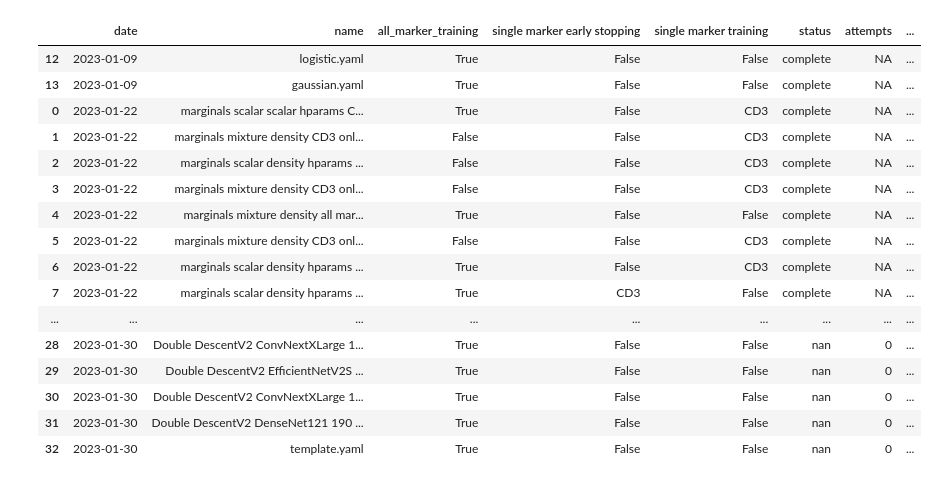
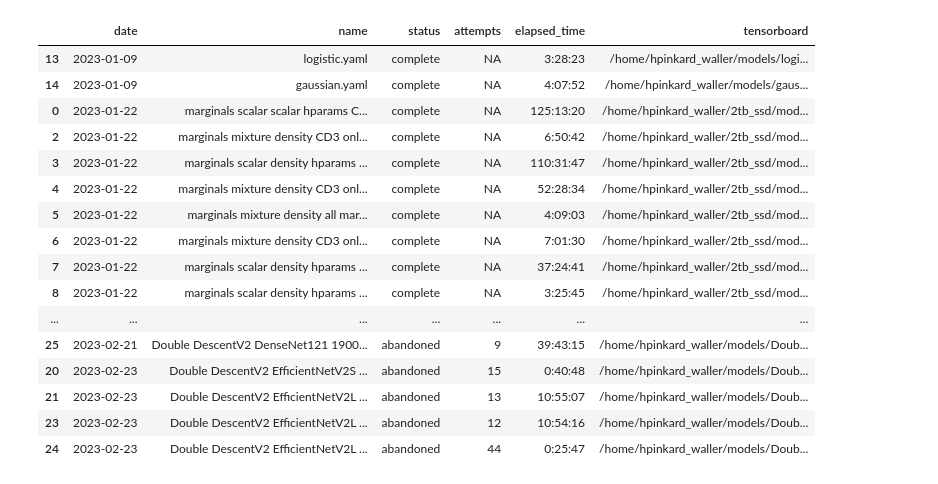
Before and after one commit to henrypinkard/cookie_monster, a Jupyter notebook: Frontend_cookie_monster.ipynb, the cells around one changed output. Saved outputs shown, nothing was run; the diff lists cells and outputs as text; code cells hidden in the pictures.

Commit message:
add abandoned

```diff
--- a/Frontend_cookie_monster.ipynb
+++ b/Frontend_cookie_monster.ipynb
@@ -21,10 +21,11 @@ complete = os.listdir(STATUS_DIR + 'complete')
 training = os.listdir(STATUS_DIR + 'training')
 pending = os.listdir(STATUS_DIR + 'pending')
 staging = os.listdir(STATUS_DIR + 'staging')
+abandoned = os.listdir(STATUS_DIR + 'abandoned')
 
 
-config_files = complete + training + pending + staging
-statuses = len(complete) * ["complete"] + len(training) * ["training"] + len(pending) * ["pending"] + len(staging) * ["staging"]
+config_files = complete + training + pending + staging + abandoned
+statuses = len(complete) * ["complete"] + len(training) * ["training"] + len(pending) * ["pending"] + len(staging) * ["staging"] + len(abandoned) * ["abandoned"]
 
 
 # Read stuff from its config file
@@ -109,16 +110,16 @@ d = {
     "date": dates,
     "name": [cf.replace('_', " ") for cf in config_files],
 
-    "all_marker_training": all_marker_training,
+    # "all_marker_training": all_marker_training,
     # "arch": arch,
-    # "batch_size": batch_size,
-    # "density_output": density_output,
-    # "learning_rate": learning_rate,
-    # "max_epochs": max_epochs,
-    # "num_mixture_components": num_mixture_components,
+    # "batch size": batch_size,
+    # "density output": density_output,
+    # "learning rate": learning_rate,
+    # "max epochs": max_epochs,
+    # "num mixture components": num_mixture_components,
     # "overshoot_epochs": overshoot_epochs,
-    "single marker early stopping": single_marker_early_stopping,
-    "single marker training": single_marker_training,
+    # "single marker early stopping": single_marker_early_stopping,
+    # "single marker training": single_marker_training,
 
      "status": statuses,
      "attempts": attempts,
@@ -126,48 +127,50 @@ d = {
     #  "config": config_paths,
      "tensorboard": tensorboard_dirs}
 df = pd.DataFrame(data=d)
 # df.style.set_properties(subset=['config_files'], **{'min-width': '500px'})
 pd.options.display.min_rows = 100
 
 
 
-df['status'] = pd.Categorical(df['status'], ["complete", "training", "pending", "staging"])
+df['status'] = pd.Categorical(df['status'], ["complete", "training", "pending", "staging", "abandoned"])
 df['date'] = pd.to_datetime(df['date'])
 # dont show time, only show the date
 df['date'] = df['date'].dt.date
 df = df.sort_values(by=['status', 'date'])
 
 def stylize(x):
     if x == 'complete':
         return 'color: green'
     elif x == 'training':
         return 'color: orange'
     elif x == 'pending':
         return 'color: blue'
     elif x == 'staging':
         return 'color: lightblue'
+    elif x == 'abandoned':
+        return 'color: gray'
     return None
 
 
 df = df.style.applymap(stylize)
 
 
 display(df)
 # %% [output]
-|  | date | name | all_marker_training | single marker early stopping | single marker training | status | attempts | ... |
-| 12 | 2023-01-09 | logistic.yaml | True | False | False | complete | NA | ... |
-| 13 | 2023-01-09 | gaussian.yaml | True | False | False | complete | NA | ... |
-| 0 | 2023-01-22 | marginals scalar scalar hparams C... | True | False | CD3 | complete | NA | ... |
-| 1 | 2023-01-22 | marginals mixture density CD3 onl... | False | False | CD3 | complete | NA | ... |
-| 2 | 2023-01-22 | marginals scalar density hparams ... | False | False | CD3 | complete | NA | ... |
-| 3 | 2023-01-22 | marginals mixture density CD3 onl... | False | False | CD3 | complete | NA | ... |
-| 4 | 2023-01-22 | marginals mixture density all mar... | True | False | False | complete | NA | ... |
-| 5 | 2023-01-22 | marginals mixture density CD3 onl... | False | False | CD3 | complete | NA | ... |
-| 6 | 2023-01-22 | marginals scalar density hparams ... | True | False | CD3 | complete | NA | ... |
-| 7 | 2023-01-22 | marginals scalar density hparams ... | True | CD3 | False | complete | NA | ... |
-| ... | ... | ... | ... | ... | ... | ... | ... | ... |
-| 28 | 2023-01-30 | Double DescentV2 ConvNextXLarge 1... | True | False | False | nan | 0 | ... |
-| 29 | 2023-01-30 | Double DescentV2 EfficientNetV2S ... | True | False | False | nan | 0 | ... |
-| 30 | 2023-01-30 | Double DescentV2 ConvNextXLarge 1... | True | False | False | nan | 0 | ... |
-| 31 | 2023-01-30 | Double DescentV2 DenseNet121 190 ... | True | False | False | nan | 0 | ... |
-| 32 | 2023-01-30 | template.yaml | True | False | False | nan | 0 | ... |
+|  | date | name | status | attempts | elapsed_time | tensorboard |
+| 13 | 2023-01-09 | logistic.yaml | complete | NA | 3:28:23 | /home/hpinkard_waller/models/logi... |
+| 14 | 2023-01-09 | gaussian.yaml | complete | NA | 4:07:52 | /home/hpinkard_waller/models/gaus... |
+| 0 | 2023-01-22 | marginals scalar scalar hparams C... | complete | NA | 125:13:20 | /home/hpinkard_waller/2tb_ssd/mod... |
+| 2 | 2023-01-22 | marginals mixture density CD3 onl... | complete | NA | 6:50:42 | /home/hpinkard_waller/2tb_ssd/mod... |
+| 3 | 2023-01-22 | marginals scalar density hparams ... | complete | NA | 110:31:47 | /home/hpinkard_waller/2tb_ssd/mod... |
+| 4 | 2023-01-22 | marginals mixture density CD3 onl... | complete | NA | 52:28:34 | /home/hpinkard_waller/2tb_ssd/mod... |
+| 5 | 2023-01-22 | marginals mixture density all mar... | complete | NA | 4:09:03 | /home/hpinkard_waller/2tb_ssd/mod... |
+| 6 | 2023-01-22 | marginals mixture density CD3 onl... | complete | NA | 7:01:30 | /home/hpinkard_waller/2tb_ssd/mod... |
+| 7 | 2023-01-22 | marginals scalar density hparams ... | complete | NA | 37:24:41 | /home/hpinkard_waller/2tb_ssd/mod... |
+| 8 | 2023-01-22 | marginals scalar density hparams ... | complete | NA | 3:25:45 | /home/hpinkard_waller/2tb_ssd/mod... |
+| ... | ... | ... | ... | ... | ... | ... |
+| 25 | 2023-02-21 | Double DescentV2 DenseNet121 1900... | abandoned | 9 | 39:43:15 | /home/hpinkard_waller/models/Doub... |
+| 20 | 2023-02-23 | Double DescentV2 EfficientNetV2S ... | abandoned | 15 | 0:40:48 | /home/hpinkard_waller/models/Doub... |
+| 21 | 2023-02-23 | Double DescentV2 EfficientNetV2L ... | abandoned | 13 | 10:55:07 | /home/hpinkard_waller/models/Doub... |
+| 23 | 2023-02-23 | Double DescentV2 EfficientNetV2L ... | abandoned | 12 | 10:54:16 | /home/hpinkard_waller/models/Doub... |
+| 24 | 2023-02-23 | Double DescentV2 EfficientNetV2L ... | abandoned | 44 | 0:25:47 | /home/hpinkard_waller/models/Doub... |
```
Also changed, not shown: parts of 2 cells of this notebook, 1 other file.
